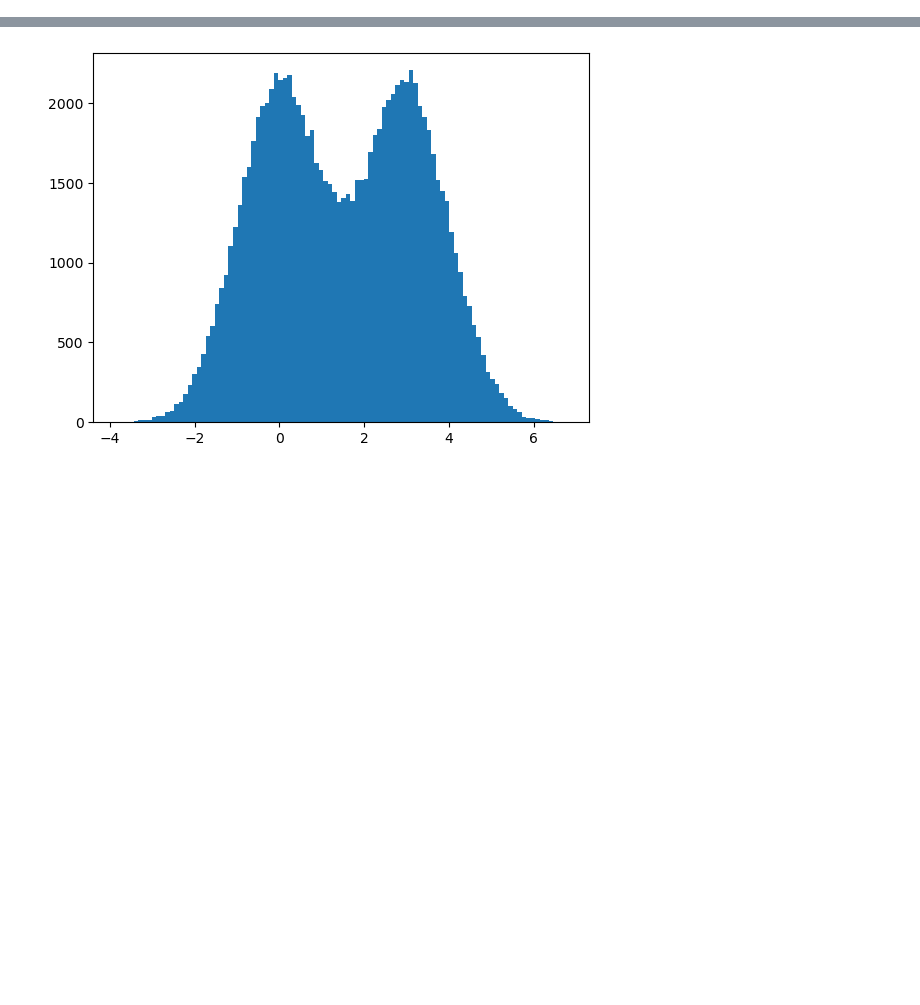
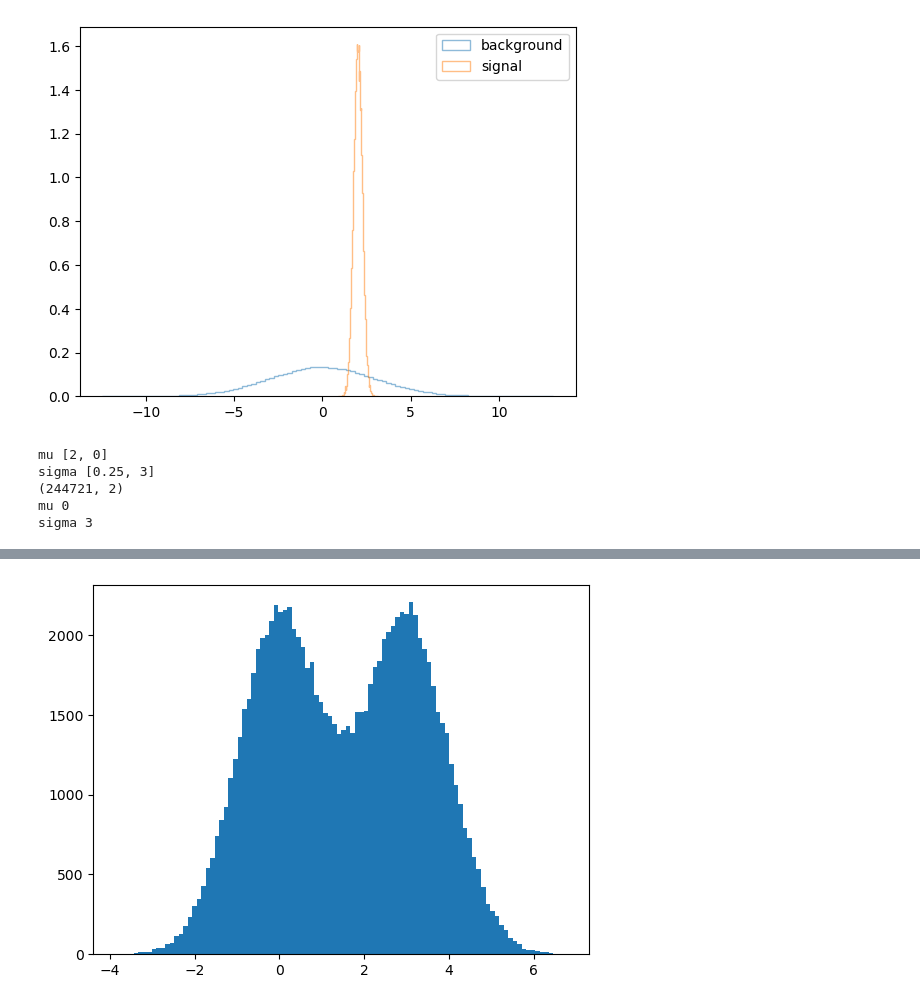
Before and after one commit to rd804/R-ANODE, a Jupyter notebook: notebooks/2gaussians_demo_nflow.ipynb, the cells around one changed output, grey strips where cells are left out. Saved outputs shown, nothing was run; the diff lists cells and outputs as text; code cells hidden in the pictures; blank space fills up the shorter version.

```diff
--- a/notebooks/2gaussians_demo_nflow.ipynb
+++ b/notebooks/2gaussians_demo_nflow.ipynb
@@ -17,3 +17,11 @@ device = torch.device("cuda:0" if CUDA else "cpu")
 
 kwargs = {'num_workers': 4, 'pin_memory': True} if CUDA else {}
 kwargs = {}
+# %%
+import pickle
+
+with open('../data/data_2d.pkl','rb') as f:
+    data = pickle.load(f)
+
+with open('../data/true_w_2d.pkl','rb') as f:
+    true_w = pickle.load(f)
@@ -19,0 +35,11 @@ kwargs = {}
+# %%
+data_ = data['10']['val']['data']
+label_ = data['10']['val']['label']
+#label_ = 1-label_
+# %%
+plt.hist(data_[label_==0][:,1], bins=100, alpha=0.5, histtype='step', label='background', density=True)
+plt.hist(data_[label_==1][:,1], bins=100, alpha=0.5, histtype='step', label='signal', density=True)
+plt.legend()
+plt.show()
+# %% [output]
+[figure, added]
@@ -19,0 +75,10 @@ kwargs = {}
+# %%
+data_p = p_data(data_,[sig_mean, back_mean],[sig_sigma,back_sigma],
+                [w_, 1-w_], dim=2)
+back_p = p_back(data_,back_mean, back_sigma, dim=2)
+# %% [output]
+mu [2, 0]
+sigma [0.25, 3]
+(244721, 2)
+mu 0
+sigma 3
```
Also changed, not shown: parts of 4 cells of this notebook, 12 other files.
